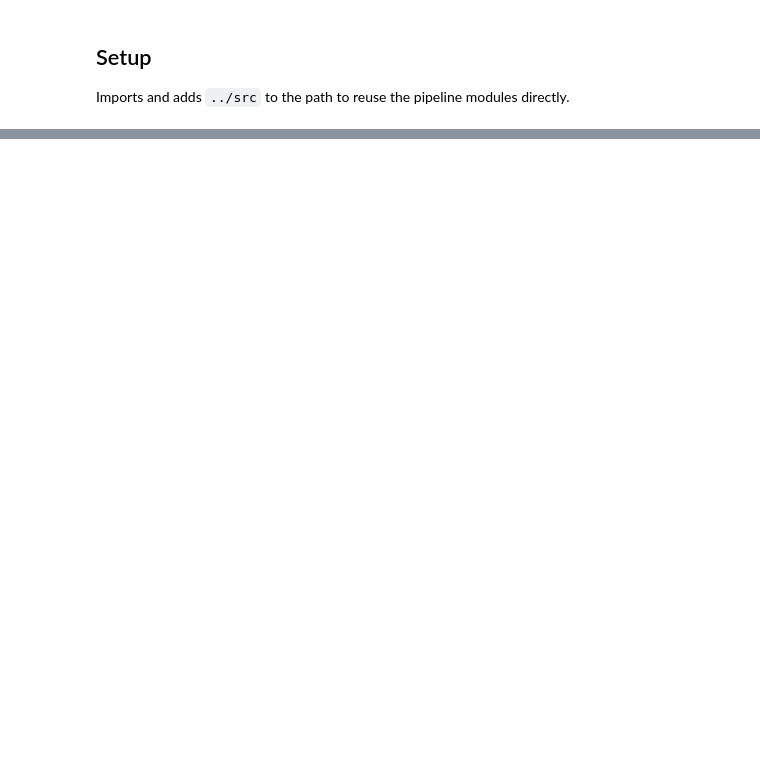
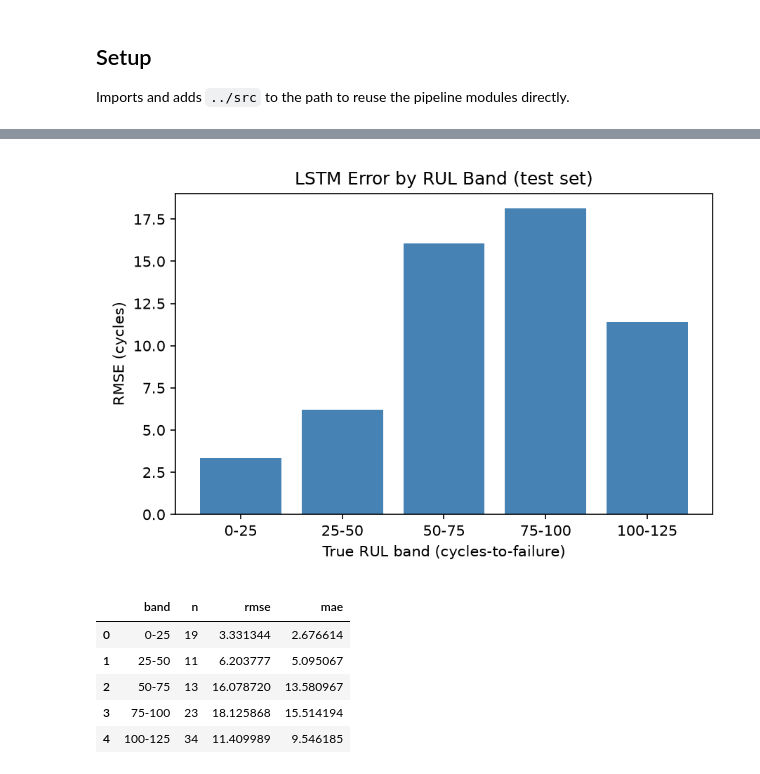
Before and after one commit to Mustafa0812/AI-ML, a Jupyter notebook: notebooks/main_analysis.ipynb, the cells around one changed output, grey strips where cells are left out. Saved outputs shown, nothing was run; the diff lists cells and outputs as text; code cells hidden in the pictures; blank space fills up the shorter version.

```diff
--- a/notebooks/main_analysis.ipynb
+++ b/notebooks/main_analysis.ipynb
@@ -177,0 +75,7 @@ pd.DataFrame(bands)
+# %%
+data = prepare_data()
+print(f"Train windows: {data['X_train_seq'].shape}")
+print(f"Val windows:   {data['X_val_seq'].shape}")
+print(f"Test windows:  {data['X_test_seq'].shape}")
+print(f"Train/val units disjoint: {data['train_units'].isdisjoint(data['val_units'])}")
+print(f"Train units: {len(data['train_units'])}, Val units: {len(data['val_units'])}")
@@ -177,0 +106,9 @@ pd.DataFrame(bands)
+# %%
+lstm_main, hist_main = train_model(
+    data['X_train_seq'], data['y_train_seq'], data['X_val_seq'], data['y_val_seq'],
+    input_dim=len(data['feature_cols']),
+)
+preds_lstm = lstm_predict(lstm_main, data['X_test_seq'])
+
+print(f"Epochs trained: {len(hist_main['train_loss'])}")
+print(f"LSTM (window=30): RMSE={rmse(data['y_test'], preds_lstm):.2f}")
@@ -177,0 +210,14 @@ pd.DataFrame(bands)
+# %%
+bands = rul_band_error(data['y_test'], preds_lstm)
+plot_rul_band_error(bands, '../outputs/figures/rul_band_error.png')
+display(Image('../outputs/figures/rul_band_error.png'))
+
+pd.DataFrame(bands)
+# %% [output]
+[figure, added]
+|  | band | n | rmse | mae |
+| 0 | 0-25 | 19 | 3.331344 | 2.676614 |
+| 1 | 25-50 | 11 | 6.203777 | 5.095067 |
+| 2 | 50-75 | 13 | 16.078720 | 13.580967 |
+| 3 | 75-100 | 23 | 18.125868 | 15.514194 |
+| 4 | 100-125 | 34 | 11.409989 | 9.546185 |
```
Also changed, not shown: parts of 41 cells of this notebook, 21 other files.
